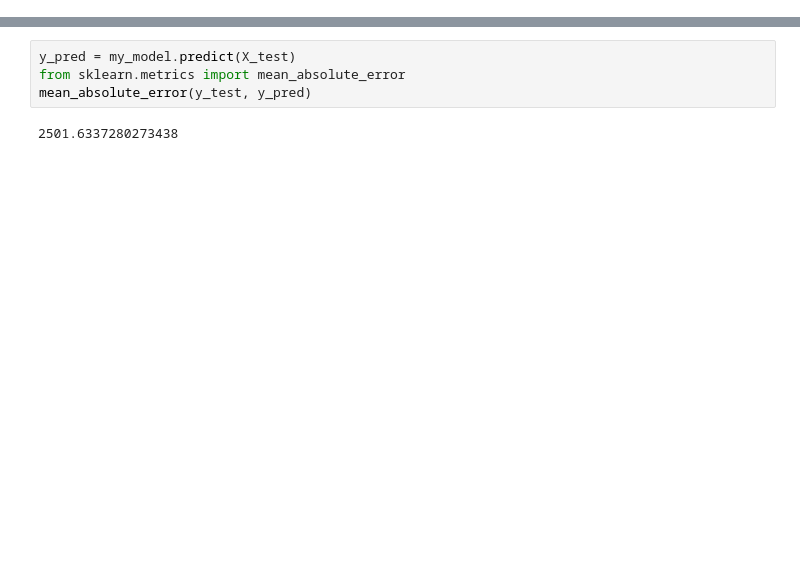
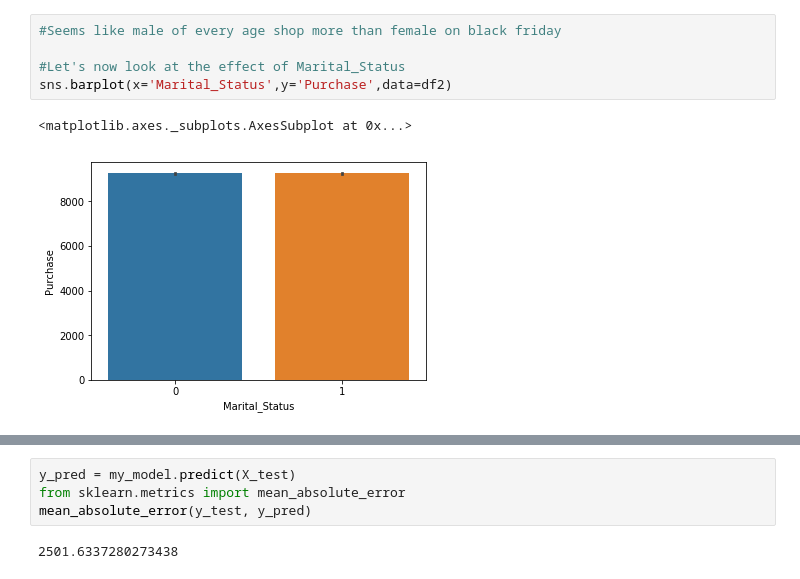
Before and after one commit to davidur/DSProjects, a Jupyter notebook: BlackFriday/BlackFriday.ipynb, the cells around one changed output, grey strips where cells are left out. Cells and saved outputs as stored; diff of their text form; blank space fills up the shorter version.

```diff
--- a/BlackFriday/BlackFriday.ipynb
+++ b/BlackFriday/BlackFriday.ipynb
@@ -17,0 +20,8 @@ df1.head()
+# %%
+#Seems like male of every age shop more than female on black friday
+
+#Let's now look at the effect of Marital_Status
+sns.barplot(x='Marital_Status',y='Purchase',data=df2)
+# %% [output]
+<matplotlib.axes._subplots.AxesSubplot at 0x...>
+[figure, added]
```
Also changed, not shown: parts of 27 cells of this notebook, 3 other files.
